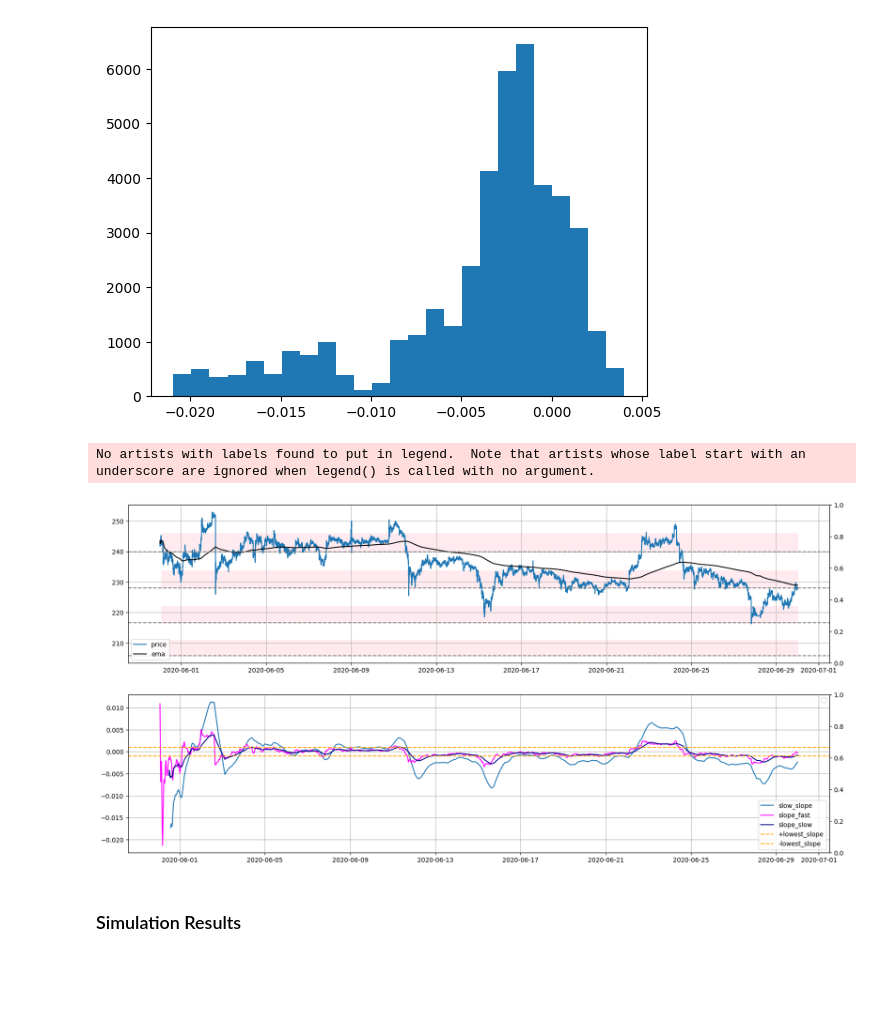
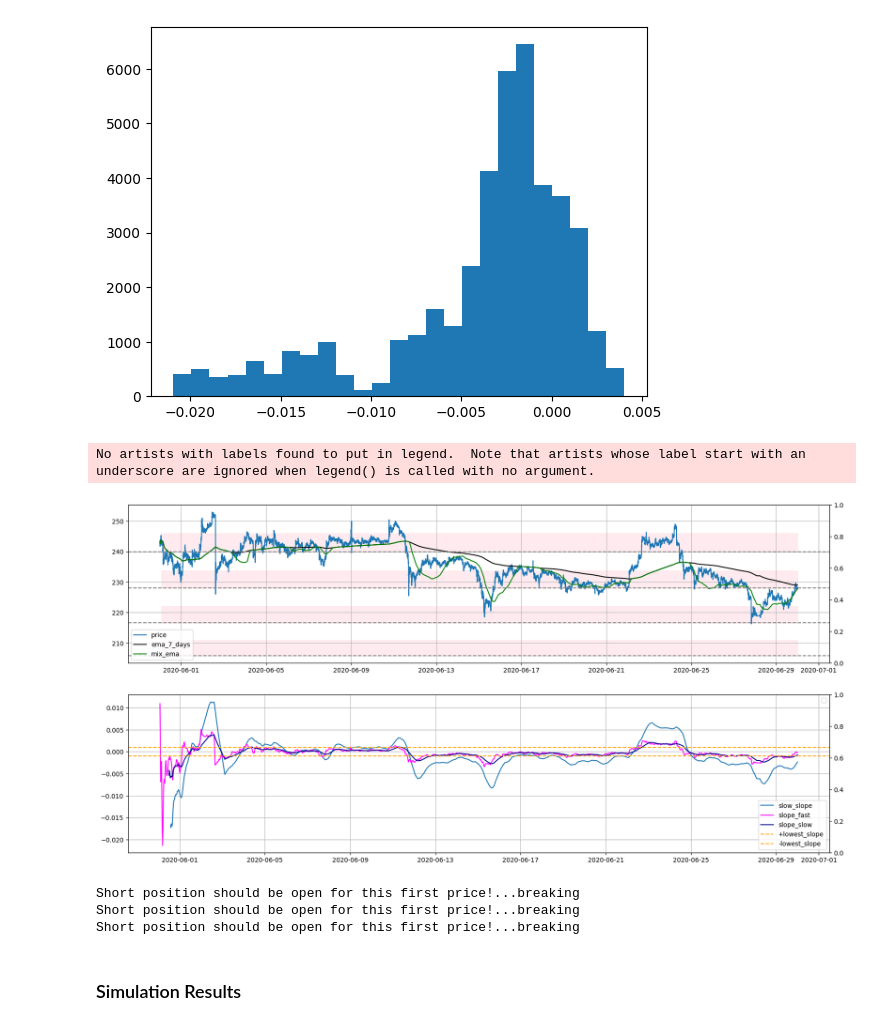
Before and after one commit to CruizeFinance/HedgingScripts, a Jupyter notebook: jupyter-lab/Cruize Simulations Report FINAL.ipynb, the cells around one changed output. Saved outputs shown, nothing was run; the diff lists cells and outputs as text; code cells hidden in the pictures; blank space fills up the shorter version.

```diff
--- a/jupyter-lab/Cruize Simulations Report FINAL.ipynb
+++ b/jupyter-lab/Cruize Simulations Report FINAL.ipynb
@@ -3920,14 +3945,14 @@ fig, axs = plt.subplots(2, 1, figsize=(20, 10))
 axs[0].plot(data,
          color='tab:blue', label='price')
 axs[0].plot(ema,
-         color='black', label='ema')
+         color='black', label='ema_7_days')
 axs_0=axs[0].twinx()
 ###################
 # 2) Zero lag ema
 # axs[0].plot(zero_ema_7,
-#          color='brown', label='zero_ema')
+#          color='brown', label='zero_ema_7')
 # axs[0].plot(zero_ema_7_with_longer_data,
-#          color='magenta', label='zero_ema_with_longer_data')
+#          color='magenta', label='zero_ema_7_with_longer_data')
 # # axs[0].plot(zero_ema_5,
 # #          color='brown', label='zero_ema')
 # axs[0].plot(zero_ema_5_with_longer_data,
@@ -3944,11 +3969,11 @@ axs_0=axs[0].twinx()
 #          color='green', label='ema_shifted')
 # 4) our ema
 # axs[0].plot(1/2*zero_ema_3_with_longer_data + ema * 1/2,
-#          color='magenta', label='emas_sum')
+#          color='magenta', label='1/2*zero_ema_3_with_longer_data + ema * 1/2')
 # axs[0].plot(1/3*data + ema * 2/3,
-#          color='magenta', label='emas_sum')
-# axs[0].plot(mix_ema,
-#          color='magenta', label='emas_sum')
+#          color='red', label='1/3*data + ema * 2/3')
+axs[0].plot(mix_ema,
+         color='green', label='mix_ema')
 for i in range(4):
         axs[0].axhline(y=open_close*(1-pcg_below)**i,
                 color='grey',
@@ -3967,34 +3992,37 @@ axs[1].plot(slope_as_derivative_fast[100:],
          color='magenta', label='slope_fast')
 axs[1].plot(slope_as_derivative_slow[100:],
          color='darkblue', label='slope_slow')
 # axs[1].plot(slp_slp_slow[100:], label='slope_fast', color='orange')
 # axs[1].set_ylim(-5,5)
 axs_=axs[1].twinx()
 # axs_.plot(fast_ema_of_slope[100:], label='fast_ema_of_slope', color='green')
 # axs_.plot(slow_ema_of_slope[100:], label='slow_ema_of_slope', color='red')
 axs[1].axhline(y=1e-03,
             color='orange',
             linestyle='--',
             label='+lowest_slope')
 axs[1].axhline(y=-1e-03,
             color='orange',
             linestyle='--',
             label='-lowest_slope')
 # for i in range(len(index_of_lowest_slope)):
 #     axs[0].axvline(x=index_of_lowest_slope[i],
 #                 color='orange',
 #                 linestyle='--',
 #                 label='+lowest_slope')
 #     axs[1].axvline(x=index_of_lowest_slope[i],
 #                 color='orange',
 #                 linestyle='--',
 #                 label='+lowest_slope')
 axs_.legend(loc='upper right')
 axs[1].legend(loc='lower right')
 axs[1].grid()
 # %% [output]
 No artists with labels found to put in legend.  Note that artists whose label start with an underscore are ignored when legend() is called with no argument.
-[figure, old version]
+[figure, new version]
+Short position should be open for this first price!...breaking
+Short position should be open for this first price!...breaking
+Short position should be open for this first price!...breaking
 # %% [markdown]
 ### Simulation Results
 # %%
```
Also changed, not shown: parts of 4 cells of this notebook.
